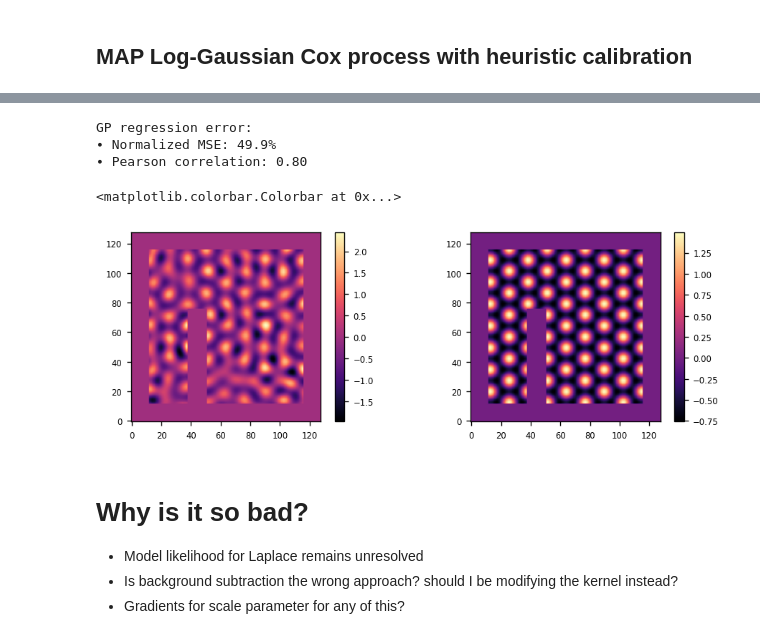
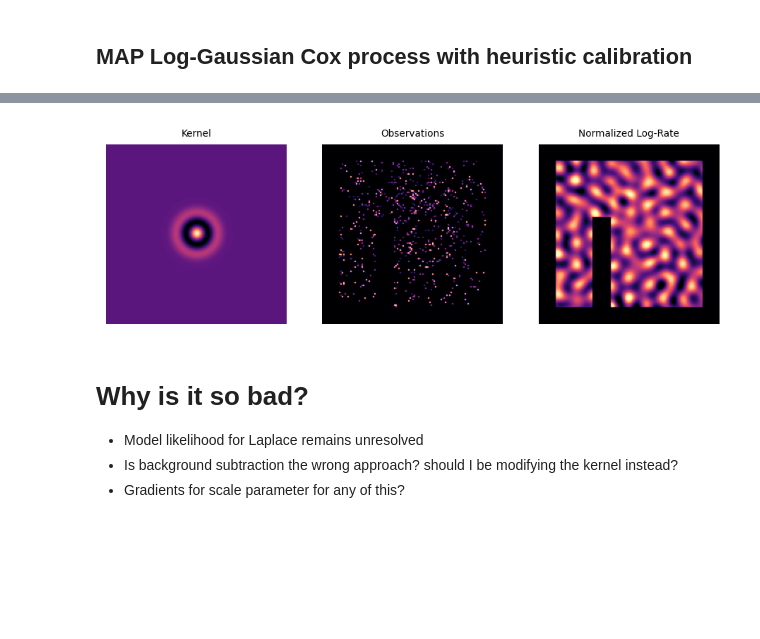
Before and after one commit to michaelerule/lgcpspatial, a Jupyter notebook: preliminaries.ipynb, the cells around one changed output, grey strips where cells are left out. Cells and saved outputs as stored; diff of their text form; code cells hidden in the pictures; blank space fills up the shorter version.

```diff
--- a/preliminaries.ipynb
+++ b/preliminaries.ipynb
@@ -218,20 +182,47 @@ subplot(133); showim(w2,'Normalized Log-Rate',mask=mask);
-# %%
-var(zeromean(slog(λ0),mask))
-lλ0 = zeromean(slog(λ0),mask)
-lλ1 = zeromean(w2.reshape(L,L),mask)
-printstats(lλ0,lλ1,'GP regression error')
-subplot(121)
-imshow(lλ1)
-colorbar()
-subplot(122)
-imshow(lλ0)
-colorbar()
-# %% [output]
-GP regression error:
-∙ Normalized MSE: 49.9%
-∙ Pearson correlation: 0.80
-<matplotlib.colorbar.Colorbar at 0x...>
-[figure, removed]
+# %%
+fgσ    = P/pi
+bgσ    = fgσ*5
+
+# Bessel function
+coords = zgrid(L)
+kernR  = j0(fftshift(abs(coords*2*pi/P)))
+window = hanning(L)
+kernR  = kernR*fftshift(outer(window,window))
+fftkr  = fftshift(real(ifft2(kernR)))
+
+# Restrict kernel to local neighborhood and normalize
+k3     = jn_zeros(0,3)[-1]
+win2   = abs(coords)<P*k3/(2*pi)
+kern0  = kernR*fftshift(win2)
+kern0  = blur(kern0,P/pi)
+kern0  = kern0/np.max(kern0)
+
+# Prepare data
+lλb  = slog(kdeλ(N,K,bgσ))     # Log background (initial estimate)
+lλf  = slog(kdeλ(N,K,fgσ))-lλb # Log foreground (initial estimate)
+n    = N.ravel()               # Number of visits per bin
+y    = nan_to_num(K/N).ravel() # Lumped pseudo-observerations
+lλb  = lλb.ravel()             # Background offsets
+
+# Heuristic kernel
+kern = kern0*zerolag(radial_acorr(lλf,mask))
+knft = real(fft2(repair_small_eigenvalues(kern,1e-4)))
+knft[0,0] += 100
+kift = 1.0/knft
+
+# Prepare gradient and hessian operators
+M  = cop(knft)
+Ki = cop(kift)
+J  = lambda w: Ki@w + n*(exp(w+lλb)-y)
+H  = lambda w: Ki   + diagop(n*exp(w+lλb))
+
+# Fit model and unpack result
+w2  = newton_raphson(lλf,J,H,M)
+subplot(131); showkn(kern,'Kernel');
+subplot(132); showim(y   ,'Observations');
+subplot(133); showim(w2  ,'Normalized Log-Rate',mask=mask);
+# %% [output]
+[figure, added]
 # %% [markdown]
 # Why is it so bad?
 
```
Also changed, not shown: parts of 9 cells of this notebook, 22 other files.
